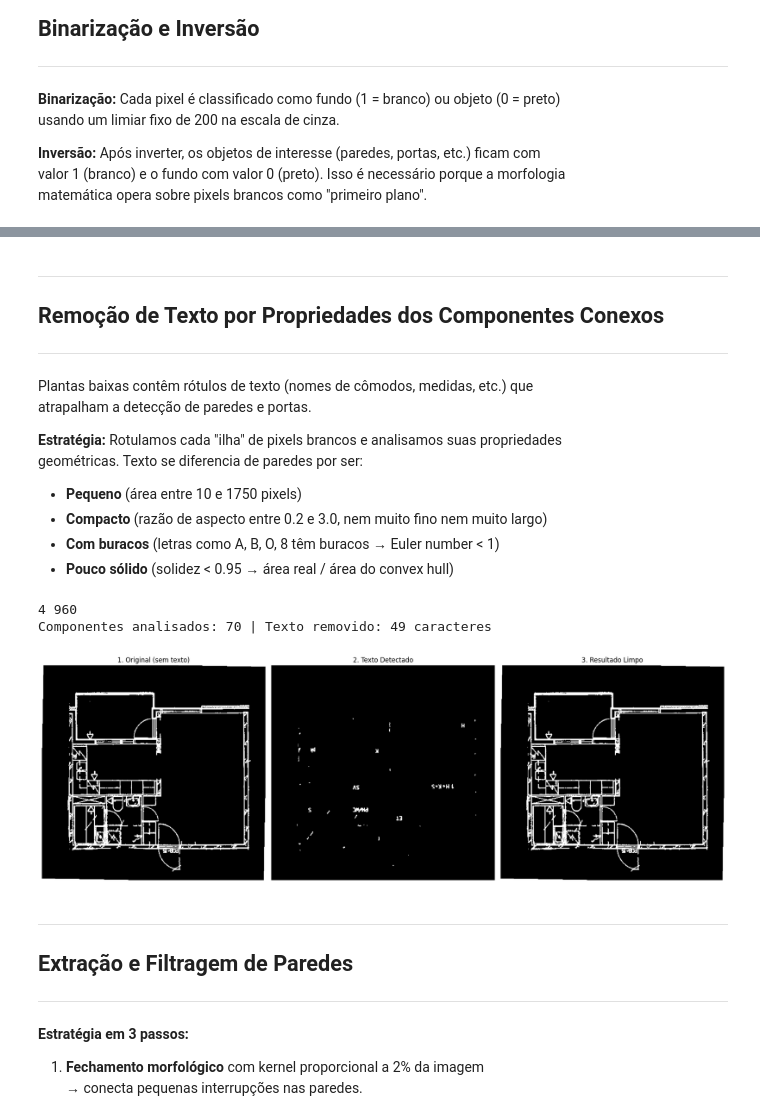
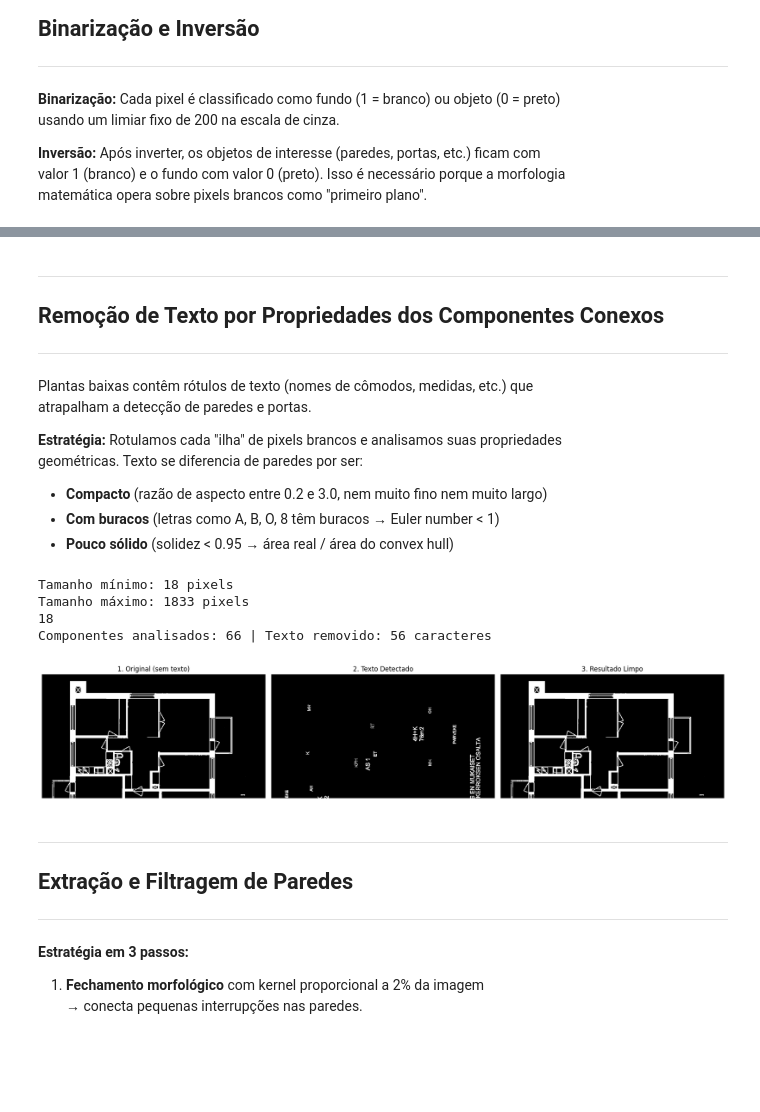
Before and after one commit to bernardosluz/FloorPlan-Element-Detection, a Jupyter notebook: notebooks/Deteccao_Planta_Baixa_Detalhado.ipynb, the cells around one changed output, grey strips where cells are left out. Cells and saved outputs as stored; diff of their text form; code cells hidden in the pictures; blank space fills up the shorter version.

```diff
--- a/notebooks/Deteccao_Planta_Baixa_Detalhado.ipynb
+++ b/notebooks/Deteccao_Planta_Baixa_Detalhado.ipynb
@@ -92,7 +99,7 @@ Isso garante compatibilidade com todas as operações de limiarização que fare
 # Carregamento da imagem em escala de cinza
 # =============================================================================
 # imread(..., as_gray=True) retorna valores em [0.0, 1.0] → multiplicamos por 255
-imagem_original = (imread('541.png.jpg', as_gray=True) * 255).astype('uint8')
+imagem_original = (imread('1208.png.jpg', as_gray=True) * 255).astype('uint8')
 print(f"Dimensões da imagem: {imagem_original.shape} (altura x largura)")
 
 plt.figure(figsize=(8, 6))
@@ -169,7 +176,6 @@ atrapalham a detecção de paredes e portas.
 
 **Estratégia:** Rotulamos cada "ilha" de pixels brancos e analisamos suas propriedades
 geométricas. Texto se diferencia de paredes por ser:
-- **Pequeno** (área entre 10 e 1750 pixels)
 - **Compacto** (razão de aspecto entre 0.2 e 3.0, nem muito fino nem muito largo)
 - **Com buracos** (letras como A, B, O, 8 têm buracos → Euler number < 1)
 - **Pouco sólido** (solidez < 0.95 → área real / área do convex hull)
@@ -241,32 +246,37 @@ def remover_texto_por_propriedades(img_bin_invertida, area_min, area_max):
 # %%
 # =============================================================================
 # Execução da remoção de texto
 # =============================================================================
-area_minima = int(0.005 * max(imagem_binaria.shape))
-area_maxima = int(max(imagem_binaria.shape))
-print(area_minima, area_maxima)
-imagem_sem_texto, mascara_texto = remover_texto_por_propriedades(imagem_binaria_invertida, area_minima, area_maxima)
+tamanho_minimo = int(0.01 * max(imagem_binaria.shape))
+tamanho_maximo = max(imagem_binaria.shape)
+print(f"Tamanho mínimo: {tamanho_minimo} pixels")
+print(f"Tamanho máximo: {tamanho_maximo} pixels")
+
+print(comprimento)
+imagem_sem_texto, mascara_texto = remover_texto_por_propriedades(imagem_binaria_invertida, tamanho_minimo, tamanho_maximo)
 imagem_binaria_invertida = imagem_sem_texto  # Atualiza para uso nas próximas etapas
 
 fig, (ax1, ax2, ax3) = plt.subplots(1, 3, figsize=(18, 6))
 ax1.imshow(imagem_binaria_invertida, cmap='gray')
 ax1.set_title("1. Original (sem texto)")
 ax1.axis('off')
 
 ax2.imshow(mascara_texto, cmap='gray')
 ax2.set_title("2. Texto Detectado")
 ax2.axis('off')
 
 ax3.imshow(imagem_sem_texto, cmap='gray')
 ax3.set_title("3. Resultado Limpo")
 ax3.axis('off')
 
 plt.tight_layout()
 plt.show()
 # %% [output]
-4 960
-Componentes analisados: 70 | Texto removido: 49 caracteres
+Tamanho mínimo: 18 pixels
+Tamanho máximo: 1833 pixels
+18
+Componentes analisados: 66 | Texto removido: 56 caracteres
-[figure, old version]
+[figure, new version]
 # %% [markdown]
 ---
 ## Extração e Filtragem de Paredes
```
Also changed, not shown: parts of 20 cells of this notebook.
